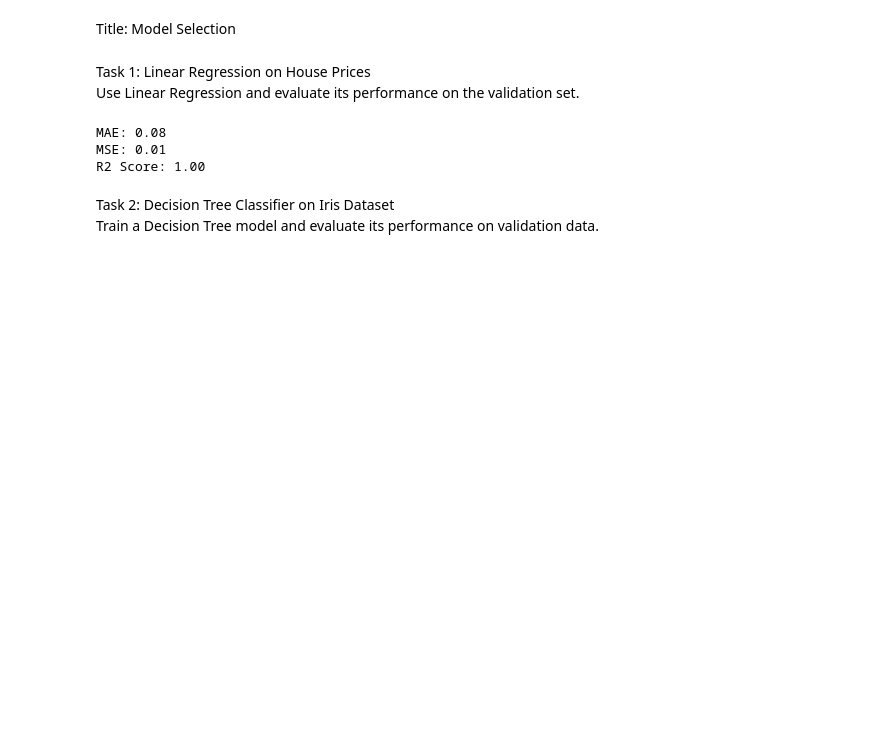
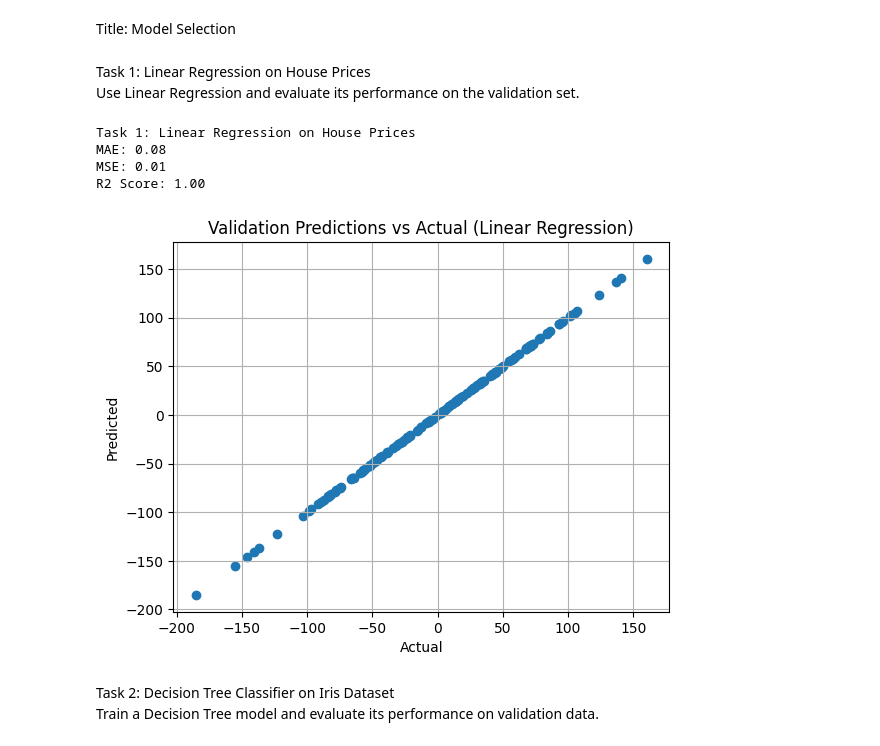
Before and after one commit to ananya20037/AI---ML, a Jupyter notebook: src/Module 5/Model Training, Overfitting & Hyperparameter Tuning/Qn2.ipynb, the cells around one changed output. Saved outputs shown, nothing was run; the diff lists cells and outputs as text; code cells hidden in the pictures; blank space fills up the shorter version.

```diff
--- a/src/Module 5/Model Training, Overfitting & Hyperparameter Tuning/Qn2.ipynb
+++ b/src/Module 5/Model Training, Overfitting & Hyperparameter Tuning/Qn2.ipynb
@@ -5,32 +5,50 @@ Task 1: Linear Regression on House Prices<br>
 Use Linear Regression and evaluate its performance on the validation set.
 # %%
 
+# Task 1: Linear Regression on House Prices
+import numpy as np
+import matplotlib.pyplot as plt
 from sklearn.datasets import make_regression
 from sklearn.linear_model import LinearRegression
 from sklearn.metrics import mean_absolute_error, mean_squared_error, r2_score
 from sklearn.model_selection import train_test_split
+from sklearn.preprocessing import StandardScaler
+from sklearn.pipeline import Pipeline
+from sklearn.exceptions import NotFittedError
 
-X, y = make_regression(n_samples=1000, n_features=5, noise=0.1, random_state=42)
+try:
+    X, y = make_regression(n_samples=1000, n_features=5, noise=0.1, random_state=42)
+    X_train, X_temp, y_train, y_temp = train_test_split(X, y, test_size=0.3, random_state=42)
+    X_val, X_test, y_val, y_test = train_test_split(X_temp, y_temp, test_size=0.5, random_state=42)
 
-X_train, X_temp, y_train, y_temp = train_test_split(X, y, test_size=0.3, random_state=42)
-X_val, X_test, y_val, y_test = train_test_split(X_temp, y_temp, test_size=0.5, random_state=42)
+    pipeline = Pipeline([
+        ('scaler', StandardScaler()),
+        ('model', LinearRegression())
+    ])
+    pipeline.fit(X_train, y_train)
 
-model = LinearRegression()
-model.fit(X_train, y_train)
+    y_val_pred = pipeline.predict(X_val)
 
-y_val_pred = model.predict(X_val)
+    print("Task 1: Linear Regression on House Prices")
+    print(f"MAE: {mean_absolute_error(y_val, y_val_pred):.2f}")
+    print(f"MSE: {mean_squared_error(y_val, y_val_pred):.2f}")
+    print(f"R2 Score: {r2_score(y_val, y_val_pred):.2f}")
 
-mae = mean_absolute_error(y_val, y_val_pred)
-mse = mean_squared_error(y_val, y_val_pred)
-r2 = r2_score(y_val, y_val_pred)
+    plt.scatter(y_val, y_val_pred)
+    plt.xlabel("Actual")
+    plt.ylabel("Predicted")
+    plt.title("Validation Predictions vs Actual (Linear Regression)")
+    plt.grid(True)
+    plt.show()
 
-print(f"MAE: {mae:.2f}")
-print(f"MSE: {mse:.2f}")
-print(f"R2 Score: {r2:.2f}")
+except Exception as e:
+    print(f"Error in Task 1: {e}")
 # %% [output]
+Task 1: Linear Regression on House Prices
 MAE: 0.08
 MSE: 0.01
 R2 Score: 1.00
+[figure, added]
 # %% [markdown]
 Task 2: Decision Tree Classifier on Iris Dataset<br>
 Train a Decision Tree model and evaluate its performance on validation data.
```
Also changed, not shown: parts of 2 cells of this notebook.
